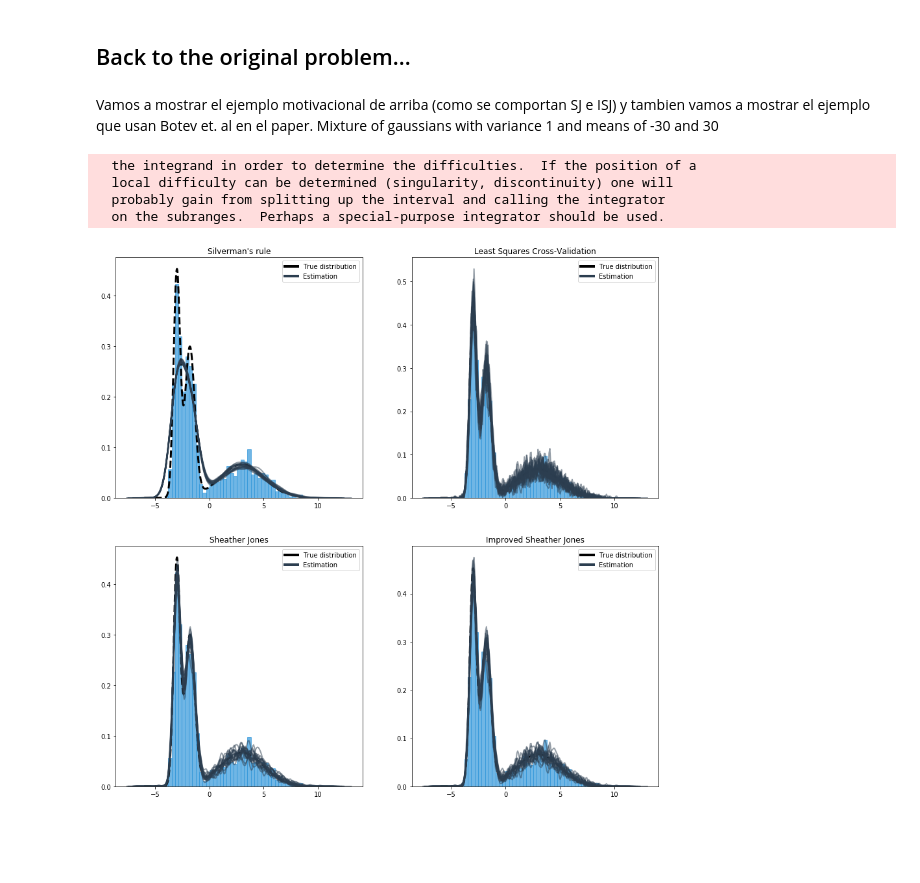
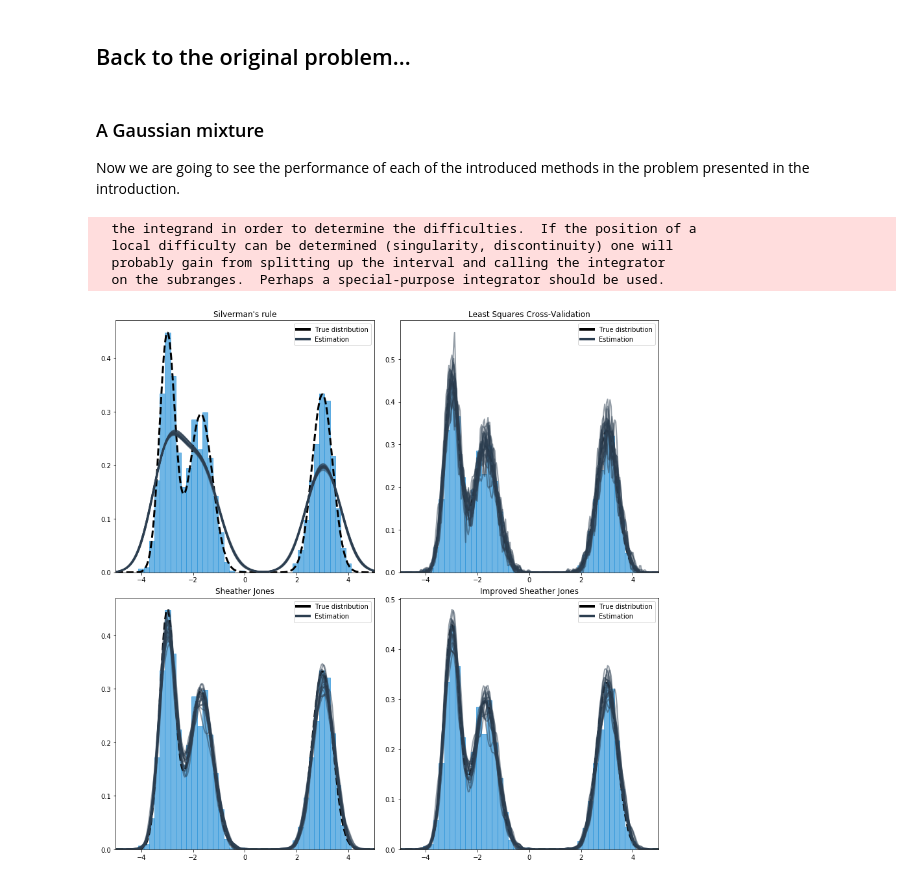
Before and after one commit to tomicapretto/density_estimation, a Jupyter notebook: notebooks/03_more_bandwidth_selectors.ipynb, the cells around one changed output. Saved outputs shown, nothing was run; the diff lists cells and outputs as text; code cells hidden in the pictures; blank space fills up the shorter version.

```diff
--- a/notebooks/03_more_bandwidth_selectors.ipynb
+++ b/notebooks/03_more_bandwidth_selectors.ipynb
@@ -358,6 +357,7 @@ def sj_helper(h, s_a, t_b, x_len, x_len_mult, x_pairwise_diff):
     g_h = 1.357 * np.abs(s_a / t_b) ** (1 / 7) * h ** (5 / 7)
     s_g = np.sum(np.sum(phi4(x_pairwise_diff / g_h), 0))
     s_g *= x_len_mult * g_h ** -5
+
     output = (numerator / np.abs(s_g * x_len)) ** 0.2 - h
 
     return output
@@ -368,7 +368,7 @@ def h_sj(x):
 
     Parameters
     ----------
-    x : 1-D array-like
+    x : numpy array
         1 dimensional array of sample data from the variable for which a
         density estimate is desired.
     Returns
@@ -395,27 +395,26 @@ def h_sj(x):
     s_a *= x_len_mult * a ** -5
 
     # Silverman's rule as initial value for h
-    h0 = 1.06 * x_std * x_len ** (-0.2)
+    h0 = 0.9 * x_std * x_len ** (-0.2)
 
     result = fsolve(sj_helper, h0, args=(s_a, t_b, x_len, x_len_mult, x_pairwise_diff))
     return result[0]
 # %%
 np.random.seed(1234)
-colors = [DARK_BLUE, NIGHT_BLUE, "black"]
+colors = ["black", NIGHT_BLUE, DARK_BLUE]
 labels = ["True distribution", r"Gaussian KDE with $h_{\mathrm{SJ}}$", "Gaussian KDE with $h_{\mathrm{Silverman}}$"]
 lines = [Line2D([0], [0], color=c, linewidth=4) for c in colors]
 
 x_grid = np.linspace(-3.5, 3.5, 500)
-plt.plot(x_grid, stats.norm.pdf(x_grid), linewidth=4, color=DARK_BLUE)
+plt.plot(x_grid, stats.norm.pdf(x_grid), linewidth=4, linestyle="--", color="black")
 
 for i in range(20):
     rvs = np.random.normal(size=1000)
     hsj = h_sj(rvs)
     x_kde, y_kde = convolution_kde(rvs, h=hsj)
-    plt.plot(x_kde, y_kde, linewidth=2, color=NIGHT_BLUE, alpha=0.3)
+    plt.plot(x_kde, y_kde, linewidth=2, color=NIGHT_BLUE, alpha=0.4)
 
 x_kde, y_kde = convolution_kde(rvs)
-plt.plot(x_kde, y_kde, linewidth=3, linestyle="--", color="black")
-plt.legend(lines, labels)
-plt.show()
+plt.plot(x_kde, y_kde, linewidth=4, color=DARK_BLUE)
+plt.legend(lines, labels);
 # %% [output]
@@ -627,21 +627,21 @@ def h_isj(x, grid_len = 256):
     return h
 # %%
 np.random.seed(1234)
-colors = [DARK_BLUE, NIGHT_BLUE, "black"]
+colors = ["black", NIGHT_BLUE, DARK_BLUE]
 labels = ["True distribution", r"Gaussian KDE with $h_{\mathrm{ISJ}}$", "Gaussian KDE with $h_{\mathrm{Silverman}}$"]
 lines = [Line2D([0], [0], color=c, linewidth=4) for c in colors]
 
 x_grid = np.linspace(-3.5, 3.5, 500)
-plt.plot(x_grid, stats.norm.pdf(x_grid), linewidth=4, color=DARK_BLUE)
+plt.plot(x_grid, stats.norm.pdf(x_grid), linewidth=4, linestyle="--", color="black")
 
 for i in range(20):
     rvs = np.random.normal(size=1000)
     hisj = h_isj(rvs)
     x_kde, y_kde = convolution_kde(rvs, h=hisj)
-    plt.plot(x_kde, y_kde, linewidth=2, color=NIGHT_BLUE, alpha=0.3)
+    plt.plot(x_kde, y_kde, linewidth=2, color=NIGHT_BLUE, alpha=0.4)
 
 x_kde, y_kde = convolution_kde(rvs)
-plt.plot(x_kde, y_kde, linewidth=3, linestyle="--", color="black")
+plt.plot(x_kde, y_kde, linewidth=4, color=DARK_BLUE)
 plt.legend(lines, labels)
 plt.show()
 # %% [output]
@@ -649,24 +649,13 @@ plt.show()
 # %% [markdown]
 ## Back to the original problem...
-# %% [markdown]
-Vamos a mostrar el ejemplo motivacional de arriba (como se comportan SJ e ISJ) y tambien vamos a mostrar el ejemplo que usan Botev et. al en el paper. Mixture of gaussians with variance 1 and means of -30 and 30
+# %% [markdown]
+### A Gaussian mixture
+Now we are going to see the performance of each of the introduced methods in the problem presented in the introduction.
 # %%
-# def generate_rvs(n, mean, sd):
-#     assert len(mean) == len(sd)
-#     x = np.concatenate((
-#         list(map(lambda m, s: stats.norm.rvs(m, s, int(n / len(mean))), mean, sd))
-#     ))
-#     return x
-
-# def get_pdf(x_grid, mean, sd):
-#     assert len(mean) == len(sd)
-#     pdf = (1 / len(mean)) * np.sum(list((map(lambda m, s: stats.norm.pdf(x_grid, m, s), mean, sd))), axis=0)
-#     return pdf
-
 np.random.seed(1234)
 x_grid = np.linspace(-6, 7, 500)
-mean = [-3, -1.8, 3]
-sd = [0.3, 0.45, 2]
+mean = [-3, -1.7, 3]
+sd = [0.3, 0.45, 0.4]
 n = 1500
 reps = 20
 
@@ -686,31 +675,33 @@ for i in range(reps):
 
     hlscv = h_cv(rvs)
     hsj = h_sj(rvs)
     hisj = h_isj(rvs)
 
     x_sil, y_sil = convolution_kde(rvs)
     x_lscv, y_lscv = convolution_kde(rvs, h=hlscv)
     x_sj, y_sj = convolution_kde(rvs, h=hsj)
     x_isj, y_isj = convolution_kde(rvs, h=hisj)
 
     axes[0, 0].plot(x_sil, y_sil, linewidth=2, color=NIGHT_BLUE, alpha=0.5)
     axes[0, 1].plot(x_sil, y_lscv, linewidth=2, color=NIGHT_BLUE, alpha=0.5)
     axes[1, 0].plot(x_sil, y_sj, linewidth=2, color=NIGHT_BLUE, alpha=0.5)
     axes[1, 1].plot(x_sil, y_isj, linewidth=2, color=NIGHT_BLUE, alpha=0.5)
 
 for i, j in zip([0, 0, 1, 1], [0, 1, 0, 1]):
     axes[i, j].hist(rvs, density=True, bins=40, alpha=0.7, Color=BLUE)
     axes[i, j].legend(lines, labels)
+    axes[i, j].set_xlim(-5, 5)
 
 axes[0, 0].set_title("Silverman's rule")
 axes[0, 1].set_title("Least Squares Cross-Validation")
 axes[1, 0].set_title("Sheather Jones")
 axes[1, 1].set_title("Improved Sheather Jones")
 
+plt.subplots_adjust(wspace=0.1, hspace=0.1)
 plt.show()
 # %% [output]
   the integrand in order to determine the difficulties.  If the position of a
   local difficulty can be determined (singularity, discontinuity) one will
   probably gain from splitting up the interval and calling the integrator
   on the subranges.  Perhaps a special-purpose integrator should be used.
-[figure, old version]
+[figure, new version]
```
Also changed, not shown: parts of 15 cells of this notebook, 5 other files.
